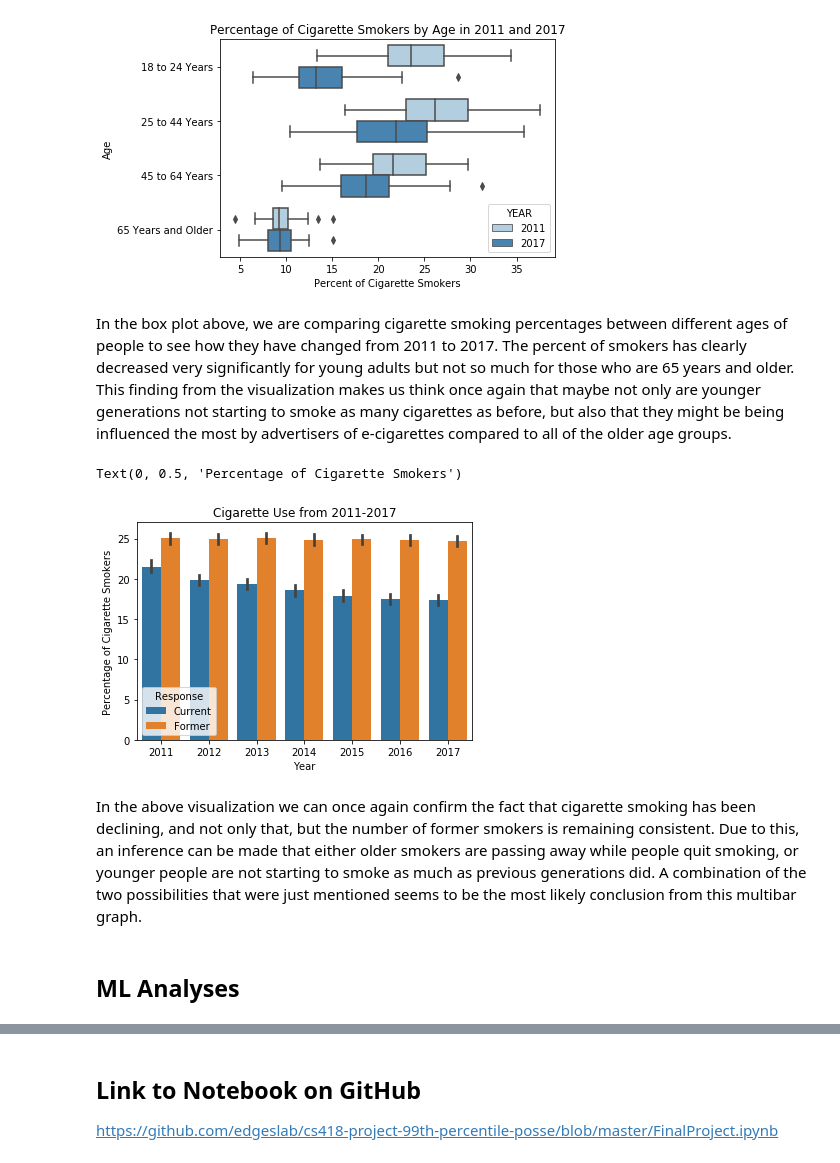
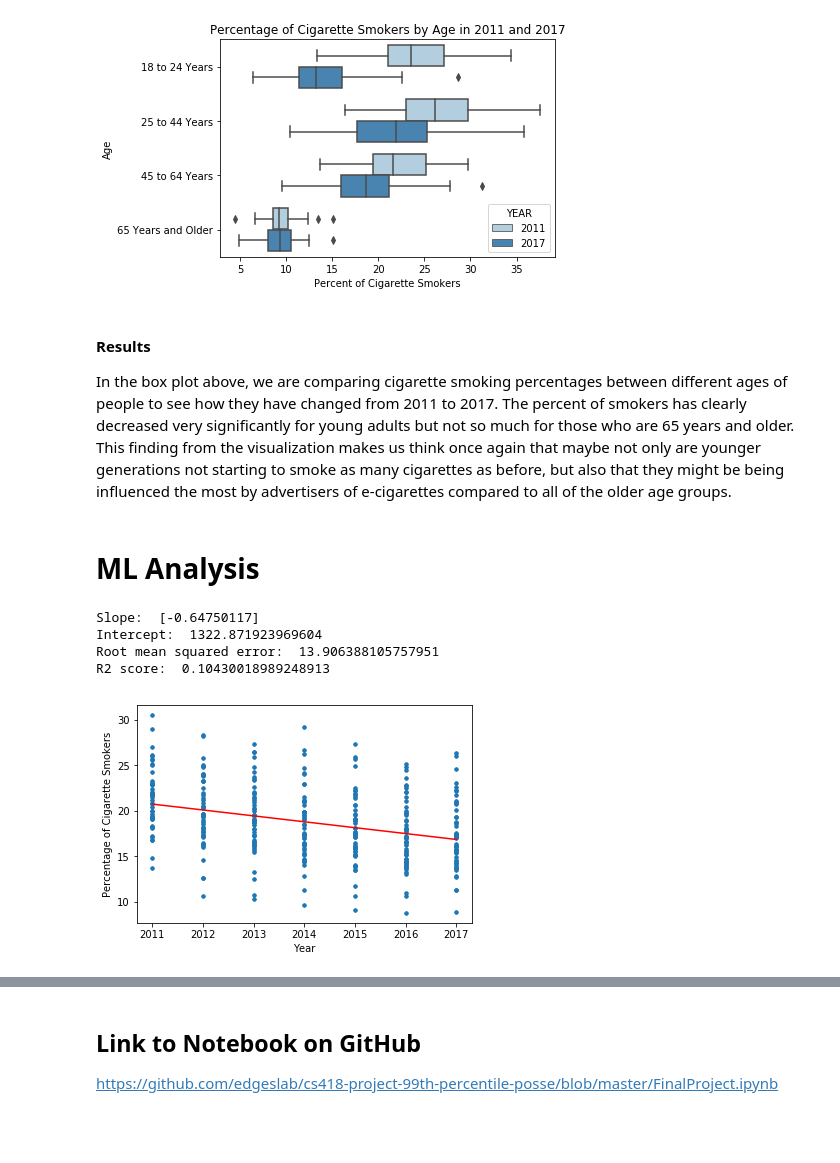
Before and after one commit to edgeslab/cs418-project-99th-percentile-posse, a Jupyter notebook: FinalProject.ipynb, the cells around one changed output, grey strips where cells are left out. Drawn from its saved outputs; the diff is of its cells as text; code cells hidden in the pictures; blank space fills up the shorter version.

Commit message:
Added ML Analysis

```diff
--- a/FinalProject.ipynb
+++ b/FinalProject.ipynb
@@ -109,28 +116,62 @@ box.set_xlabel('Percent of Cigarette Smokers')
 Text(0.5, 0, 'Percent of Cigarette Smokers')
 [figure]
 # %% [markdown]
+#### Results
 In the box plot above, we are comparing cigarette smoking percentages between different ages of people to see how they have changed from 2011 to 2017. The percent of smokers has clearly decreased very significantly for young adults but not so much for those who are 65 years and older. This finding from the visualization makes us think once again that maybe not only are younger generations not starting to smoke as many cigarettes as before, but also that they might be being influenced the most by advertisers of e-cigarettes compared to all of the older age groups.
-# %%
-bar_df = tobacco_use[tobacco_use.LocationAbbr != 'US']
-bar_df = bar_df[bar_df.Response != 'Never']
-bar_df = bar_df[bar_df.Response != 'Every Day']
-bar_df = bar_df[bar_df.Response != 'Some Days']
-box_df = box_df[box_df.Race == 'All Races']
-box_df = box_df[box_df.Education == 'All Grades']
-box_df = box_df[box_df.Gender == 'Overall']
-box_df = box_df[box_df.Age != 'All Ages']
-bar_df = bar_df[bar_df.TopicDesc == 'Cigarette Use (Adults)']
-bar_df.sort_values(by=['YEAR'])
-
-bars = sns.barplot(x='YEAR', y='Data_Value', hue='Response', data=bar_df)
-
-bars.set_title('Cigarette Use from 2011-2017')
-bars.set_xlabel('Year')
-bars.set_ylabel('Percentage of Cigarette Smokers')
-# %% [output]
-Text(0, 0.5, 'Percentage of Cigarette Smokers')
-[figure, removed]
-# %% [markdown]
-In the above visualization we can once again confirm the fact that cigarette smoking has been declining, and not only that, but the number of former smokers is remaining consistent. Due to this, an inference can be made that either older smokers are passing away while people quit smoking, or younger people are not starting to smoke as much as previous generations did. A combination of the two possibilities that were just mentioned seems to be the most likely conclusion from this multibar graph.
 # %% [markdown]
-## ML Analyses
+# ML Analysis
+# %%
+from sklearn.linear_model import LinearRegression
+from sklearn.metrics import mean_squared_error, r2_score
+
+lr_df = tu_df[tu_df.LocationAbbr != 'US']
+lr_df = lr_df[lr_df.Response != 'Former']
+lr_df = lr_df[lr_df.Response != 'Never']
+lr_df = lr_df[lr_df.Response != 'Every Day']
+lr_df = lr_df[lr_df.Response != 'Some Days']
+lr_df = lr_df[lr_df.Race == 'All Races']
+lr_df = lr_df[lr_df.Education == 'All Grades']
+lr_df = lr_df[lr_df.Gender == 'Overall']
+lr_df = lr_df[lr_df.Age == 'All Ages']
+lr_df = lr_df[lr_df.TopicDesc == 'Cigarette Use (Adults)']
+lr_df.sort_values(by=['YEAR'])
+lr_df.YEAR = pd.to_numeric(lr_df.YEAR)
+
+x = lr_df[['YEAR']]
+y = lr_df['Data_Value']
+
+# Model initialization
+regression_model = LinearRegression()
+
+# Fit the data(train the model)
+regression_model.fit(x, y)
+
+# Predict
+y_predicted = regression_model.predict(x)
+
+# model evaluation
+rmse = mean_squared_error(y, y_predicted)
+r2 = r2_score(y, y_predicted)
+
+# printing values
+print('Slope: ', regression_model.coef_)
+print('Intercept: ', regression_model.intercept_)
+print('Root mean squared error: ', rmse)
+print('R2 score: ', r2)
+
+# plotting values
+
+# data points
+plt.scatter(x, y, s=10)
+plt.ylabel('Percentage of Cigarette Smokers')
+plt.xlabel('Year')
+
+# predicted values
+plt.plot(x, y_predicted, color='r')
+lr = plt.show()
+# %% [output]
+Slope:  [-0.64750117]
+Intercept:  1322.871923969604
+Root mean squared error:  13.906388105757951
+R2 score:  0.10430018989248913
+[figure, added]
```
Also changed, not shown: parts of 11 cells of this notebook.
